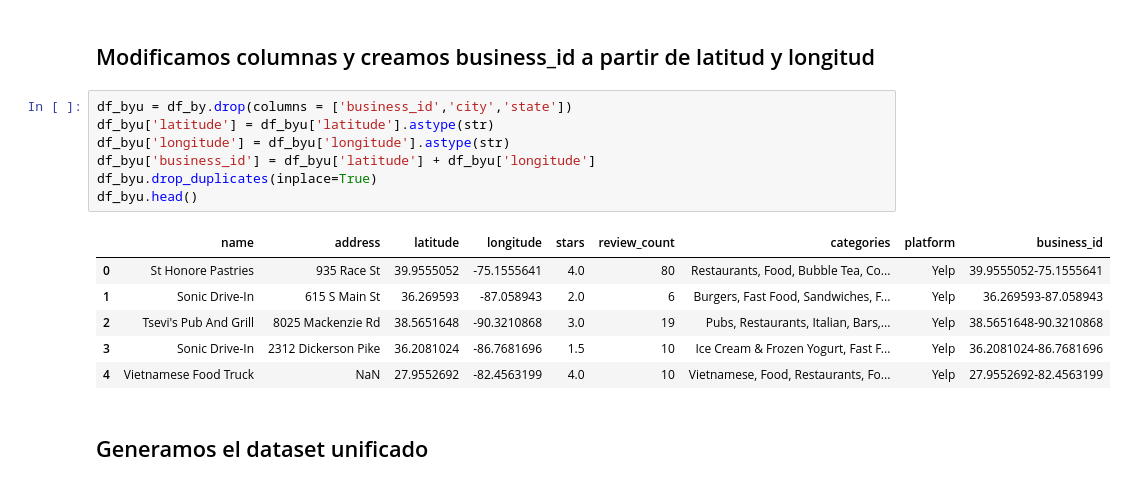
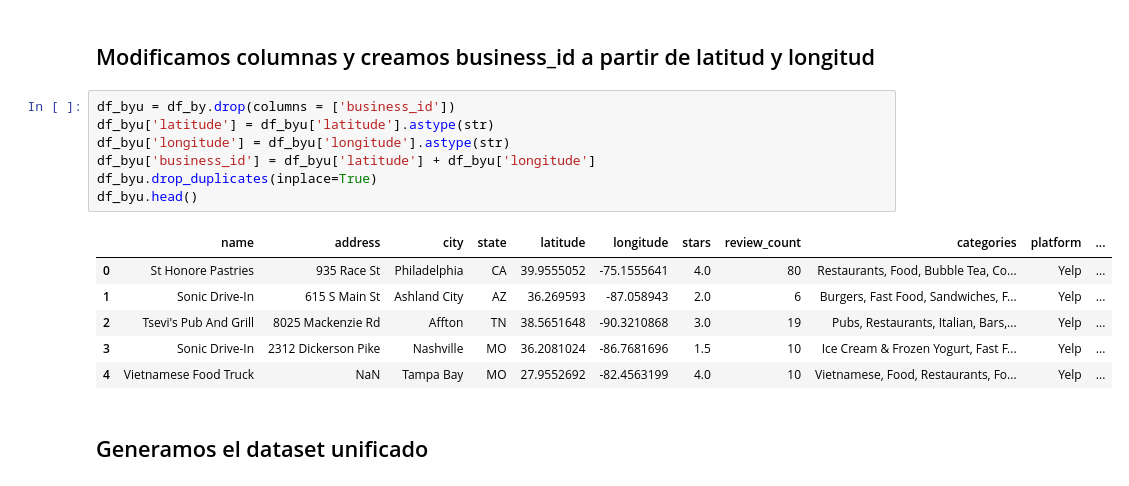
Before and after one commit to LucaTraversa17/ProyectoFinalHenry, a Jupyter notebook: ETL/ETL_UnificacionTablas.ipynb, the cells around one changed output. Saved outputs shown, nothing was run; the diff lists cells and outputs as text.

Commit message:
Se agrega la columna de ciudad y estado a business

```diff
--- a/ETL/ETL_UnificacionTablas.ipynb
+++ b/ETL/ETL_UnificacionTablas.ipynb
@@ -87,19 +118,19 @@ df_by.head()
 # %% [markdown]
 ## Modificamos columnas y creamos business_id a partir de latitud y longitud
 # %%
-df_byu = df_by.drop(columns = ['business_id','city','state'])
+df_byu = df_by.drop(columns = ['business_id'])
 df_byu['latitude'] = df_byu['latitude'].astype(str)
 df_byu['longitude'] = df_byu['longitude'].astype(str)
 df_byu['business_id'] = df_byu['latitude'] + df_byu['longitude']
 df_byu.drop_duplicates(inplace=True)
 df_byu.head()
 # %% [output]
-|  | name | address | latitude | longitude | stars | review_count | categories | platform | business_id |
-| 0 | St Honore Pastries | 935 Race St | 39.9555052 | -75.1555641 | 4.0 | 80 | Restaurants, Food, Bubble Tea, Co... | Yelp | 39.9555052-75.1555641 |
-| 1 | Sonic Drive-In | 615 S Main St | 36.269593 | -87.058943 | 2.0 | 6 | Burgers, Fast Food, Sandwiches, F... | Yelp | 36.269593-87.058943 |
-| 2 | Tsevi's Pub And Grill | 8025 Mackenzie Rd | 38.5651648 | -90.3210868 | 3.0 | 19 | Pubs, Restaurants, Italian, Bars,... | Yelp | 38.5651648-90.3210868 |
-| 3 | Sonic Drive-In | 2312 Dickerson Pike | 36.2081024 | -86.7681696 | 1.5 | 10 | Ice Cream & Frozen Yogurt, Fast F... | Yelp | 36.2081024-86.7681696 |
-| 4 | Vietnamese Food Truck | NaN | 27.9552692 | -82.4563199 | 4.0 | 10 | Vietnamese, Food, Restaurants, Fo... | Yelp | 27.9552692-82.4563199 |
+|  | name | address | city | state | latitude | longitude | stars | review_count | categories | platform | ... |
+| 0 | St Honore Pastries | 935 Race St | Philadelphia | CA | 39.9555052 | -75.1555641 | 4.0 | 80 | Restaurants, Food, Bubble Tea, Co... | Yelp | ... |
+| 1 | Sonic Drive-In | 615 S Main St | Ashland City | AZ | 36.269593 | -87.058943 | 2.0 | 6 | Burgers, Fast Food, Sandwiches, F... | Yelp | ... |
+| 2 | Tsevi's Pub And Grill | 8025 Mackenzie Rd | Affton | TN | 38.5651648 | -90.3210868 | 3.0 | 19 | Pubs, Restaurants, Italian, Bars,... | Yelp | ... |
+| 3 | Sonic Drive-In | 2312 Dickerson Pike | Nashville | MO | 36.2081024 | -86.7681696 | 1.5 | 10 | Ice Cream & Frozen Yogurt, Fast F... | Yelp | ... |
+| 4 | Vietnamese Food Truck | NaN | Tampa Bay | MO | 27.9552692 | -82.4563199 | 4.0 | 10 | Vietnamese, Food, Restaurants, Fo... | Yelp | ... |
 # %% [markdown]
 ## Generamos el dataset unificado
 # %%
```
Also changed, not shown: parts of 3 cells of this notebook.
